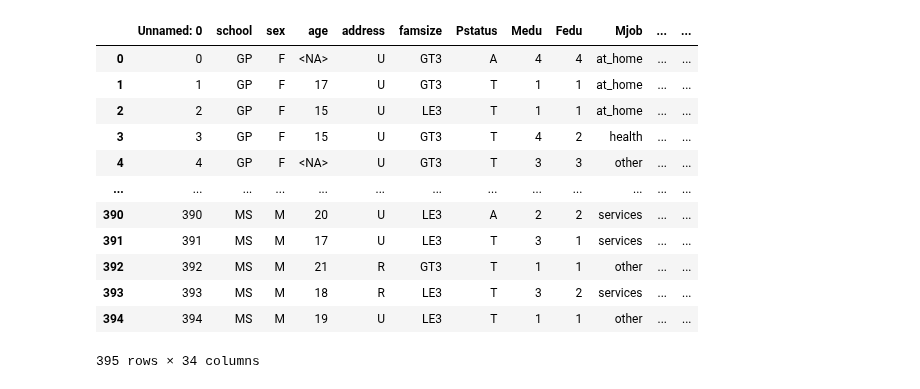
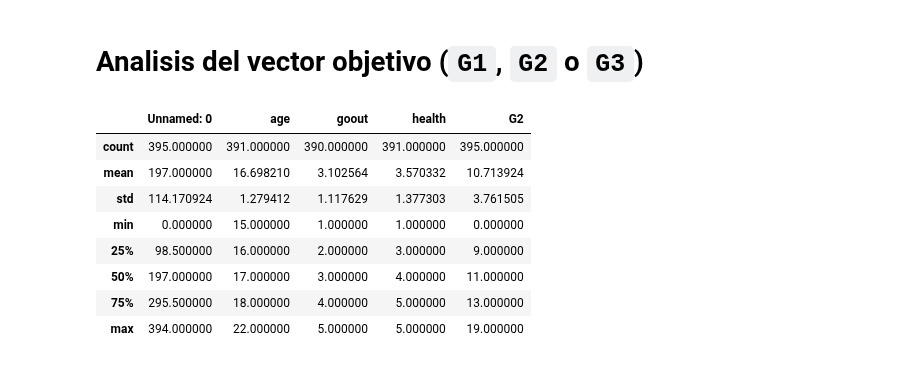
Before and after one commit to JavierRojas14/personal, a Jupyter notebook: G56/fundamentos-data-science/hito_2/hito_2_enunciado_2.ipynb, the cells around one changed output. Cells and saved outputs as stored; diff of their text form; code cells hidden in the pictures.

Commit message:
Hace analisis de de vars dependientes e indep

````diff
--- a/G56/fundamentos-data-science/hito_2/hito_2_enunciado_2.ipynb
+++ b/G56/fundamentos-data-science/hito_2/hito_2_enunciado_2.ipynb
@@ -14,6 +14,8 @@ import funciones_auxiliares_hito_2 as aux2
 sns.set_theme()
 plt.rcParams['figure.figsize'] = (12, 6)
 # %%
-df = pd.read_csv('students.csv', sep='|')
+df = pd.read_csv('students.csv', sep='|', encoding='latin-1')
 df = df.replace(['nulidade', 'sem validade', 'zero'], np.nan)
 df = aux2.cambiar_vars_numericas_en_string(df)
+# %% [markdown]
+# Analisis del vector objetivo (```G1```, ```G2``` o ```G3```)
@@ -20,16 +26,12 @@ df = aux2.cambiar_vars_numericas_en_string(df)
 # %%
-df
+df.describe()
 # %% [output]
-|  | Unnamed: 0 | school | sex | age | address | famsize | Pstatus | Medu | Fedu | Mjob | ... | ... |
-| 0 | 0 | GP | F | <NA> | U | GT3 | A | 4 | 4 | at_home | ... | ... |
-| 1 | 1 | GP | F | 17 | U | GT3 | T | 1 | 1 | at_home | ... | ... |
-| 2 | 2 | GP | F | 15 | U | LE3 | T | 1 | 1 | at_home | ... | ... |
-| 3 | 3 | GP | F | 15 | U | GT3 | T | 4 | 2 | health | ... | ... |
-| 4 | 4 | GP | F | <NA> | U | GT3 | T | 3 | 3 | other | ... | ... |
-| ... | ... | ... | ... | ... | ... | ... | ... | ... | ... | ... | ... | ... |
-| 390 | 390 | MS | M | 20 | U | LE3 | A | 2 | 2 | services | ... | ... |
-| 391 | 391 | MS | M | 17 | U | LE3 | T | 3 | 1 | services | ... | ... |
-| 392 | 392 | MS | M | 21 | R | GT3 | T | 1 | 1 | other | ... | ... |
-| 393 | 393 | MS | M | 18 | R | LE3 | T | 3 | 2 | services | ... | ... |
-| 394 | 394 | MS | M | 19 | U | LE3 | T | 1 | 1 | other | ... | ... |
+|  | Unnamed: 0 | age | goout | health | G2 |
+| count | 395.000000 | 391.000000 | 390.000000 | 391.000000 | 395.000000 |
+| mean | 197.000000 | 16.698210 | 3.102564 | 3.570332 | 10.713924 |
+| std | 114.170924 | 1.279412 | 1.117629 | 1.377303 | 3.761505 |
+| min | 0.000000 | 15.000000 | 1.000000 | 1.000000 | 0.000000 |
+| 25% | 98.500000 | 16.000000 | 2.000000 | 3.000000 | 9.000000 |
+| 50% | 197.000000 | 17.000000 | 3.000000 | 4.000000 | 11.000000 |
+| 75% | 295.500000 | 18.000000 | 4.000000 | 5.000000 | 13.000000 |
+| max | 394.000000 | 22.000000 | 5.000000 | 5.000000 | 19.000000 |
-395 rows × 34 columns
````
Also changed, not shown: parts of 9 cells of this notebook, 1 other file.
